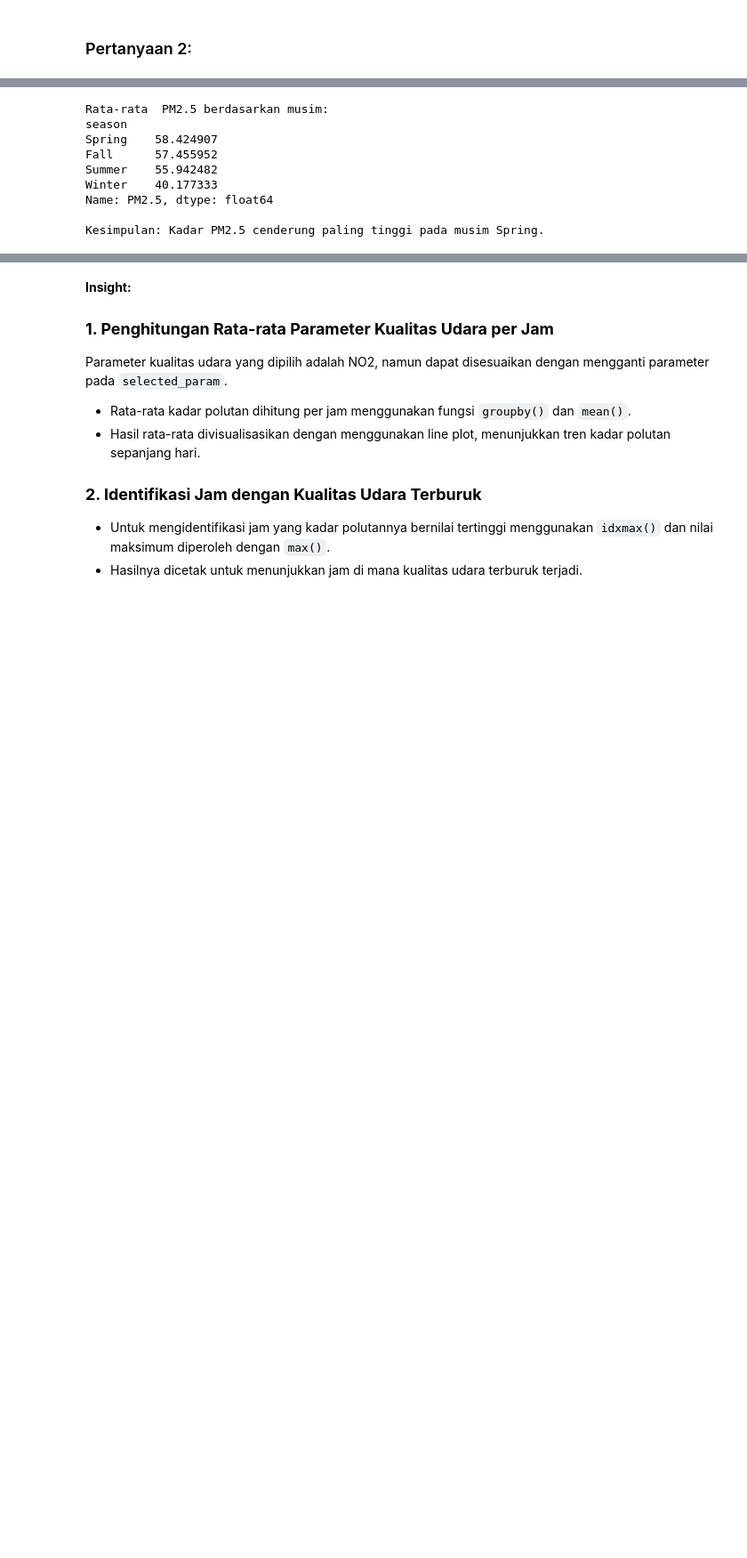
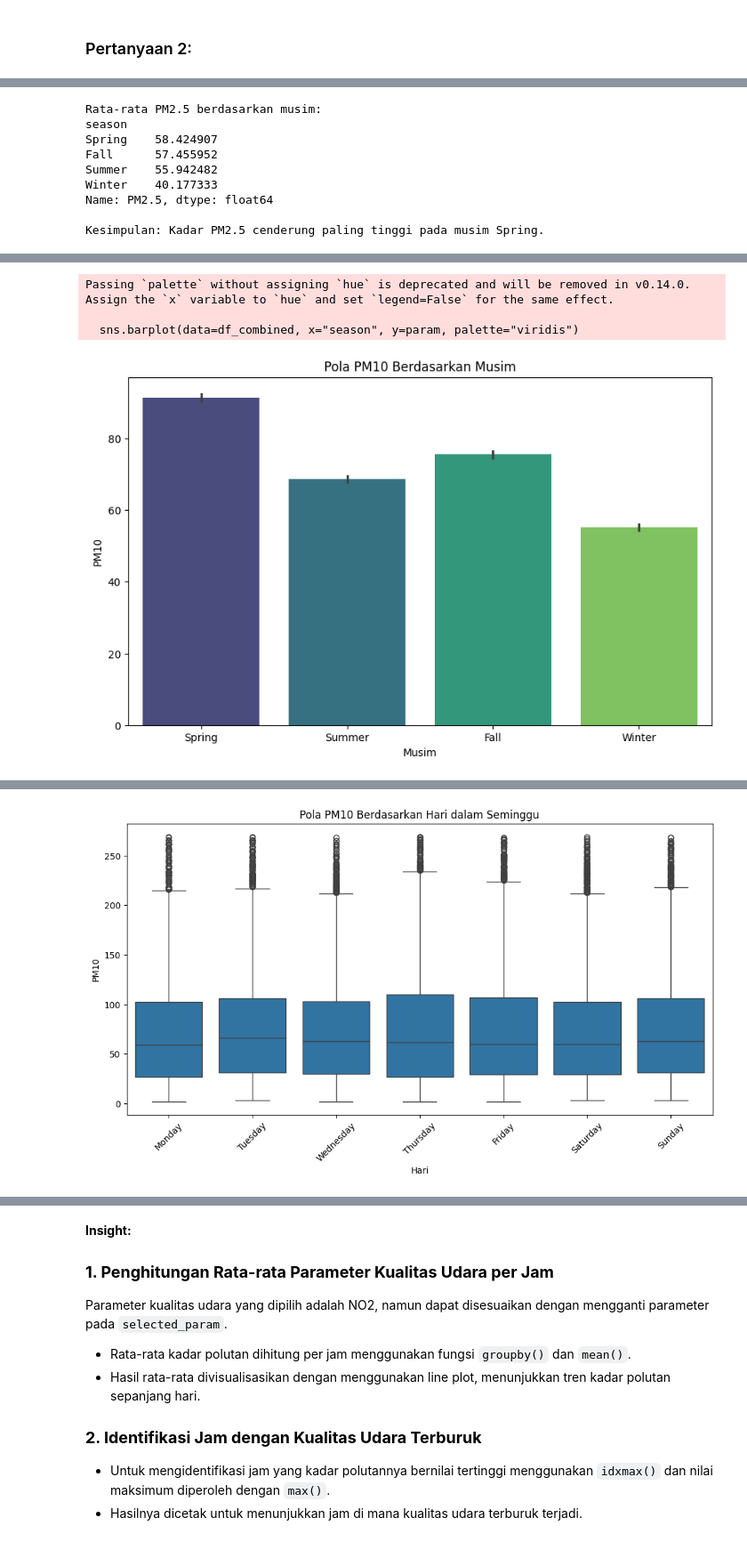
Before and after one commit to FavianHilmi/submission, a Jupyter notebook: notebook.ipynb, the cells around one changed output, grey strips where cells are left out. Shown at 89% size. Drawn from its saved outputs; the diff is of its cells as text; code cells hidden in the pictures; blank space fills up the shorter version.

```diff
--- a/notebook.ipynb
+++ b/notebook.ipynb
@@ -360,51 +345,49 @@ Kualitas udara terburuk terjadi pada jam 8 dengan rata-rata NO2: 49.00
 # %% [markdown]
 ### Pertanyaan 2:
 # %%
-# Pilih parameter kualitas udara
-selected_param = "PM2.5"
+air_quality_param = ["PM2.5", "PM10", "NO2", "SO2", "CO", "O3"]
 
-# Mapping musim
-season_map = {12: "Winter", 1: "Winter", 2: "Winter", 3: "Spring", 4: "Spring", 5: "Spring",
-              6: "Summer", 7: "Summer", 8: "Summer", 9: "Fall", 10: "Fall", 11: "Fall"}
-df_combined["season"] = df_combined["month"].map(season_map)
+# # Mapping musim
+# season_map = {12: "Winter", 1: "Winter", 2: "Winter", 3: "Spring", 4: "Spring", 5: "Spring",
+#               6: "Summer", 7: "Summer", 8: "Summer", 9: "Fall", 10: "Fall", 11: "Fall"}
+# df_combined["season"] = df_combined["month"].map(season_map)
 
-# Tambahkan kolom day_of_week
-df_combined["day_of_week"] = df_combined["datetime"].dt.day_name()
+# df_combined["day_of_week"] = df_combined["datetime"].dt.day_name()
 
-# Visualisasi pola musiman
-plt.figure(figsize=(10, 6))
-sns.barplot(data=df_combined, x="season", y=selected_param, palette="viridis")
-plt.title(f"Pola {selected_param} Berdasarkan Musim")
-plt.xlabel("Musim")
-plt.ylabel(selected_param)
-plt.show()
-
-# Kesimpulan pola musiman
-seasonal_avg = df_combined.groupby('season')[selected_param].mean().sort_values(ascending=False)
-print("\nRata-rata ", selected_param, "berdasarkan musim:")
-print(seasonal_avg)
-
-most_polluted_season = seasonal_avg.index[0]
-print(f"\nKesimpulan: Kadar {selected_param} cenderung paling tinggi pada musim {most_polluted_season}.")
+# day_order = ["Monday", "Tuesday", "Wednesday", "Thursday", "Friday", "Saturday", "Sunday"]
 
 
-# Visualisasi pola harian
-day_order = ["Monday", "Tuesday", "Wednesday", "Thursday", "Friday", "Saturday", "Sunday"]
-plt.figure(figsize=(12, 6))
-sns.boxplot(data=df_combined, x="day_of_week", y=selected_param, order=day_order)
-plt.title(f"Pola {selected_param} Berdasarkan Hari dalam Seminggu")
-plt.xlabel("Hari")
-plt.ylabel(selected_param)
-plt.xticks(rotation=45)
-plt.show()
+for param in air_quality_param:
 
-# Kesimpulan pola harian
-daily_avg = df_combined.groupby('day_of_week')[selected_param].mean().reindex(day_order)
-print("\nRata-rata ", selected_param, "berdasarkan hari dalam seminggu:")
-print(daily_avg)
+    plt.figure(figsize=(10, 6))
+    sns.barplot(data=df_combined, x="season", y=param, palette="viridis")
+    plt.title(f"Pola {param} Berdasarkan Musim")
+    plt.xlabel("Musim")
+    plt.ylabel(param)
+    plt.show()
 
-most_polluted_day = daily_avg.idxmax()
-print(f"\nKesimpulan: Kadar {selected_param} cenderung paling tinggi pada hari {most_polluted_day}.")
+    seasonal_avg = df_combined.groupby('season')[param].mean().sort_values(ascending=False)
+    print(f"\nRata-rata {param} berdasarkan musim:")
+    print(seasonal_avg)
+
+    most_polluted_season = seasonal_avg.index[0]
+    print(f"\nKesimpulan: Kadar {param} cenderung paling tinggi pada musim {most_polluted_season}.\n")
+
+    plt.figure(figsize=(12, 6))
+    sns.boxplot(data=df_combined, x="day_of_week", y=param, order=day_order)
+    plt.title(f"Pola {param} Berdasarkan Hari dalam Seminggu")
+    plt.xlabel("Hari")
+    plt.ylabel(param)
+    plt.xticks(rotation=45)
+    plt.show()
+
+    daily_avg = df_combined.groupby('day_of_week')[param].mean().reindex(day_order)
+    print(f"\nRata-rata {param} berdasarkan hari dalam seminggu:")
+    print(daily_avg)
+
+    most_polluted_day = daily_avg.idxmax()
+    print(f"\nKesimpulan: Kadar {param} cenderung paling tinggi pada hari {most_polluted_day}.\n")
+    print("=" * 50)
 # %% [output]
 Passing `palette` without assigning `hue` is deprecated and will be removed in v0.14.0. Assign the `x` variable to `hue` and set `legend=False` for the same effect.
 
@@ -434,0 +420,4 @@ Kesimpulan: Kadar PM2.5 cenderung paling tinggi pada hari Thursday.
+Passing `palette` without assigning `hue` is deprecated and will be removed in v0.14.0. Assign the `x` variable to `hue` and set `legend=False` for the same effect.
+
+  sns.barplot(data=df_combined, x="season", y=param, palette="viridis")
+[figure, added]
@@ -434,0 +433 @@ Kesimpulan: Kadar PM2.5 cenderung paling tinggi pada hari Thursday.
+[figure, added]
```
Also changed, not shown: parts of 7 cells of this notebook.
